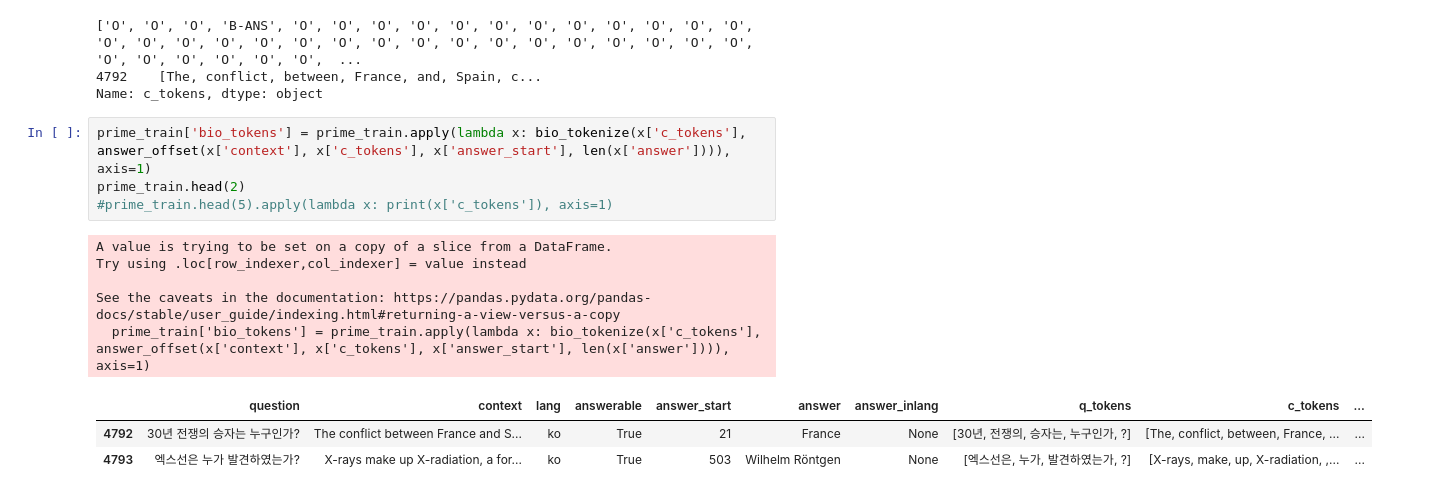
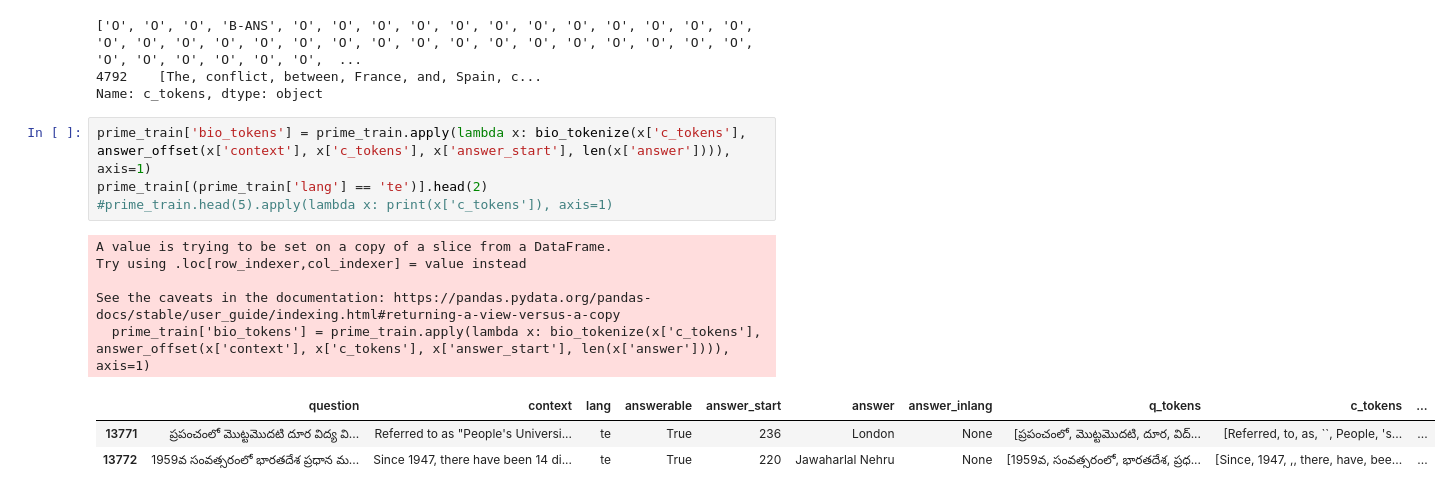
Before and after one commit to Legenden84/msc-nlp-2026, a Jupyter notebook: project_notebooks/w37_pelle.ipynb, the cells around one changed output. Saved outputs shown, nothing was run; the diff lists cells and outputs as text.

```diff
--- a/project_notebooks/w37_pelle.ipynb
+++ b/project_notebooks/w37_pelle.ipynb
@@ -267,15 +298,15 @@ print(a['c_tokens'])
 Name: c_tokens, dtype: object
 # %%
 prime_train['bio_tokens'] = prime_train.apply(lambda x: bio_tokenize(x['c_tokens'], answer_offset(x['context'], x['c_tokens'], x['answer_start'], len(x['answer']))), axis=1)
-prime_train.head(2)
+prime_train[(prime_train['lang'] == 'te')].head(2)
 #prime_train.head(5).apply(lambda x: print(x['c_tokens']), axis=1)
 # %% [output]
 A value is trying to be set on a copy of a slice from a DataFrame.
 Try using .loc[row_indexer,col_indexer] = value instead
 
 See the caveats in the documentation: https://pandas.pydata.org/pandas-docs/stable/user_guide/indexing.html#returning-a-view-versus-a-copy
   prime_train['bio_tokens'] = prime_train.apply(lambda x: bio_tokenize(x['c_tokens'], answer_offset(x['context'], x['c_tokens'], x['answer_start'], len(x['answer']))), axis=1)
 |  | question | context | lang | answerable | answer_start | answer | answer_inlang | q_tokens | c_tokens | ... |
-| 4792 | 30년 전쟁의 승자는 누구인가? | The conflict between France and S... | ko | True | 21 | France | None | [30년, 전쟁의, 승자는, 누구인가, ?] | [The, conflict, between, France, ... | ... |
-| 4793 | 엑스선은 누가 발견하였는가? | X-rays make up X-radiation, a for... | ko | True | 503 | Wilhelm Röntgen | None | [엑스선은, 누가, 발견하였는가, ?] | [X-rays, make, up, X-radiation, ,... | ... |
+| 13771 | ప్రపంచంలో మొట్టమొదటి దూర విద్య వి... | Referred to as "People's Universi... | te | True | 236 | London | None | [ప్రపంచంలో, మొట్టమొదటి, దూర, విద్... | [Referred, to, as, ``, People, 's... | ... |
+| 13772 | 1959వ సంవత్సరంలో భారతదేశ ప్రధాన మ... | Since 1947, there have been 14 di... | te | True | 220 | Jawaharlal Nehru | None | [1959వ, సంవత్సరంలో, భారతదేశ, ప్రధ... | [Since, 1947, ,, there, have, bee... | ... |
 # %%
```
Also changed, not shown: parts of 10 cells of this notebook, 1 other file.
